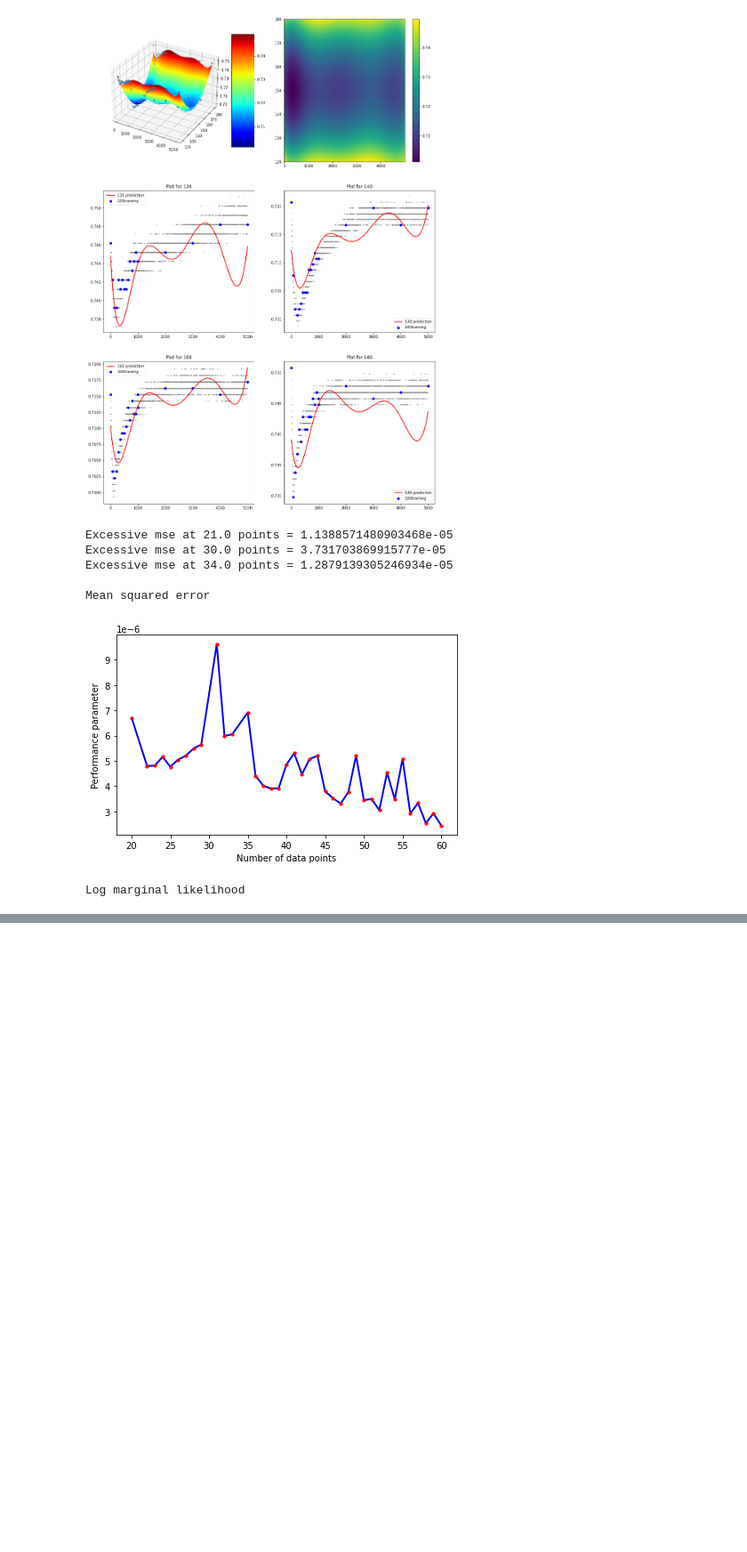
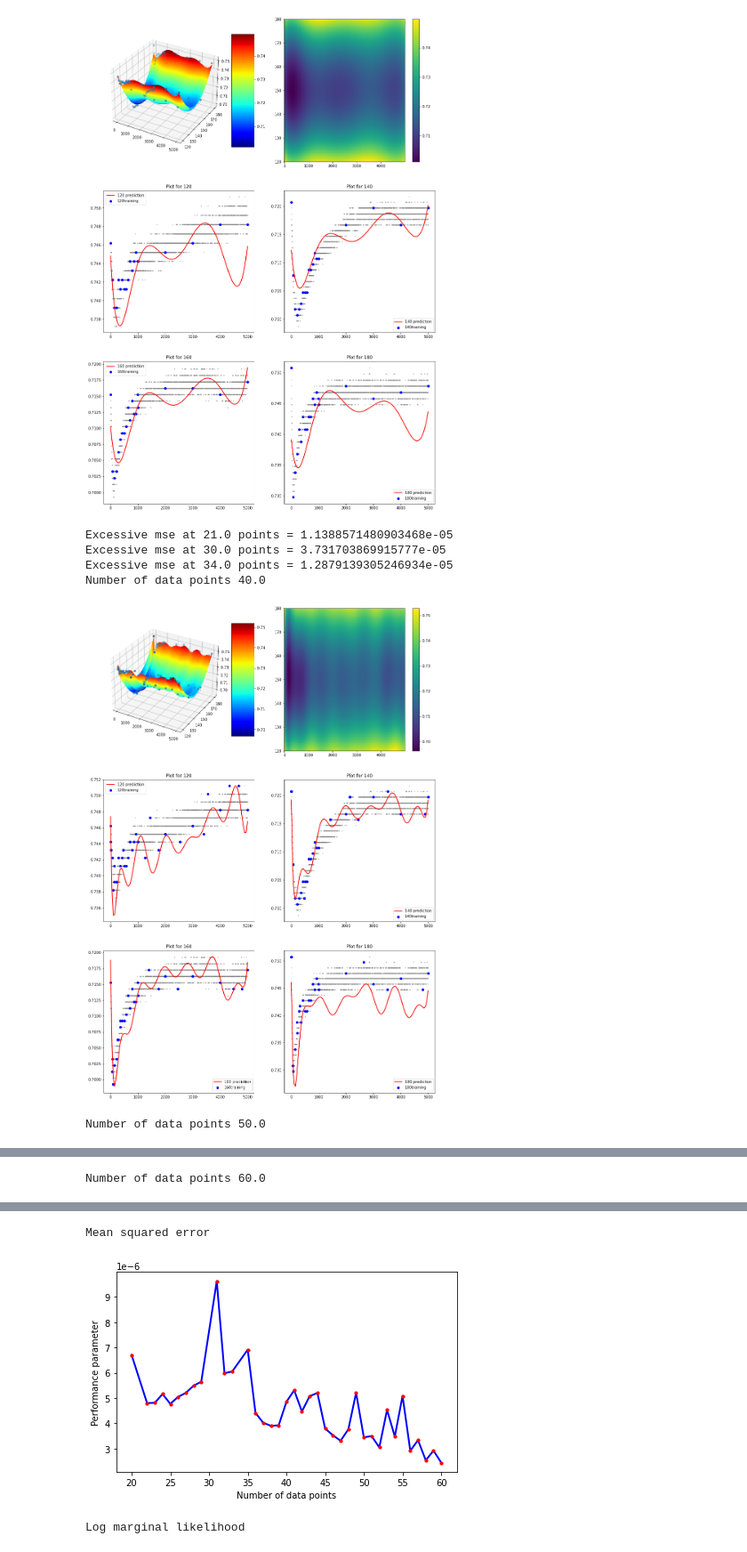
Before and after one commit to michelleliu1027/Bayesian_PV, a Jupyter notebook: BO_plots_comparison.ipynb, the cells around one changed output, grey strips where cells are left out. Shown at 89% size. Drawn from its saved outputs; the diff is of its cells as text; code cells hidden in the pictures; blank space fills up the shorter version.

Commit message:
fix: bugs and plot function

```diff
--- a/BO_plots_comparison.ipynb
+++ b/BO_plots_comparison.ipynb
@@ -75,7 +75,7 @@ def data_setup(NUM_OF_DATA_POINTS,y_normal):
         df_temp = np.full((int(NUM_OF_DATA_POINTS),1),temp)
         X_partial = np.hstack([X_num.reshape(int(NUM_OF_DATA_POINTS),1),df_temp])
         X = np.concatenate([X, X_partial])
-    return X,Y,X_num,x_normal
+    return X,Y,X_num,x_normal,X_,temp_list
 # %%
 # old code for 1d plots comparison
 def ucb(X , gp, dim, delta):
@@ -131,7 +131,7 @@ def plot_UCB (X_,y_normal,X,y_mean, sigma,gp):
     plt.show()
 # %%
 # Plot function to show confidence bounds
-def plot(gp,X,temp_list,NUM_OF_PLOT_POINTS,NUM_OF_DATA_POINTS):
+def plot(gp,X,temp_list,NUM_OF_PLOT_POINTS):
     x1 = np.linspace(X[:,0].min(), X[:,0].max(),num = NUM_OF_PLOT_POINTS)
     x2 = np.linspace(X[:,1].min(), X[:,1].max(),num = NUM_OF_PLOT_POINTS)
     x1x2 = np.array(list(product(x1, x2)))
@@ -150,18 +150,19 @@ def plot(gp,X,temp_list,NUM_OF_PLOT_POINTS,NUM_OF_DATA_POINTS):
     fig.colorbar(pcm, ax=ax)
 
     i = 1
-    j = NUM_OF_DATA_POINTS
+    j = int(X.size/8)
     k = 0
     plot_index = 3
     for temp in temp_list:
-        plt.subplot(3,2,plot_index),plt.plot(x1,Zp[:,i],label = str(temp)+' prediction',c='red',lw=2,zorder=3)
-        plt.scatter (X_num,Y[j-NUM_OF_DATA_POINTS:j],label = str(temp)+'training',c='blue',zorder=2)
+        plt.subplot(3,2,plot_index)
+        plt.plot(x1,Zp[:,i],label = str(temp)+' prediction',c='red',lw=2,zorder=3)
+        plt.scatter (X[j-int(X.size/8):j,0],Y[j-int(X.size/8):j],label = str(temp)+'training',c='blue',zorder=2)
         plt.legend()
         plt.title('Plot for '+str(temp))
         plt.scatter(X_,y_normal[k:k+5000],label = str(temp)+' true',s=1,c='grey',zorder=1),
         # plt.yticks(np.arange(0.6,0.8,0.01)),plt.title(str(temp)),plt.legend(),plt.tight_layout
         i += int(NUM_OF_PLOT_POINTS/3-1)
-        j += NUM_OF_DATA_POINTS
+        j += int(X.size/8)
         k+=5000
         plot_index+=1
     plt.savefig('plot_comp.png')
@@ -181,10 +182,10 @@ MAX_mse_allowed = 1e-5
 
 gp = GaussianProcessRegressor(alpha=1e-06 ,kernel = 1**2 * RBF(length_scale=6.17) + WhiteKernel(noise_level=1e-16))
 #2.35,0.27,4.24,6.17,17,0.32
-X,Y,X_num,x_normal = data_setup(NUM_OF_DATA_POINTS,y_normal)
+X,Y,X_num,x_normal,X_,temp_list = data_setup(NUM_OF_DATA_POINTS,y_normal)
 gp.fit(X,Y)
 print(gp)
-plot(gp,X,temp_list,NUM_OF_PLOT_POINTS,NUM_OF_DATA_POINTS)
+plot(gp,X,temp_list,NUM_OF_PLOT_POINTS)
 # %% [output]
 GaussianProcessRegressor(alpha=1e-06,
                          kernel=1**2 * RBF(length_scale=6.17) + WhiteKernel(noise_level=1e-16))
@@ -242,34 +243,37 @@ for i in range(NUM_OF_EXTRA_DATA):
     #     X_next +=1
     # kernel_alpha = 1e-8
     ##
 
 
     Y = y_normal[X_train]
     # X,Y,X_num,x_normal = data_setup(NUM_OF_DATA_POINTS,y_normal)
     gp.fit(X,Y)
     y_mean, sigma = gp.predict(x_normal,return_std=True)
 
     # Collect mse and lml infomation
     mse = mean_squared_error(y_normal,y_mean)
     lml = gp.log_marginal_likelihood(gp.kernel_.theta)
 
     if mse < MAX_mse_allowed:
         list_DATA_POINTS = np.append(list_DATA_POINTS,X.size/8)
         list_mse = np.append(list_mse,mse)
         list_lml = np.append(list_lml,lml)
+        if (X.size/8)%10 == 0:
+            print('Number of data points',X.size/8)
+            plot(gp,X,temp_list,NUM_OF_PLOT_POINTS)
     else:
         print('Excessive mse at %s points = %s' %(X.size/8,mse))
+
 
 # plot relevant graphs
 print('\nMean squared error')
 plot_performance(list_DATA_POINTS,list_mse)
 print('Log marginal likelihood')
 plot_performance(list_DATA_POINTS,list_lml)
 # %% [output]
 Excessive mse at 21.0 points = 1.1388571480903468e-05
 Excessive mse at 30.0 points = 3.731703869915777e-05
 Excessive mse at 34.0 points = 1.2879139305246934e-05
-
-Mean squared error
+Number of data points 40.0
-[figure, old version]
+[figure, new version]
-Log marginal likelihood
+Number of data points 50.0
@@ -276,0 +281 @@ Log marginal likelihood
+Number of data points 60.0
@@ -276,0 +283,3 @@ Log marginal likelihood
+Mean squared error
+[figure, added]
+Log marginal likelihood
```
Also changed, not shown: parts of 2 cells of this notebook, 1 other file.
